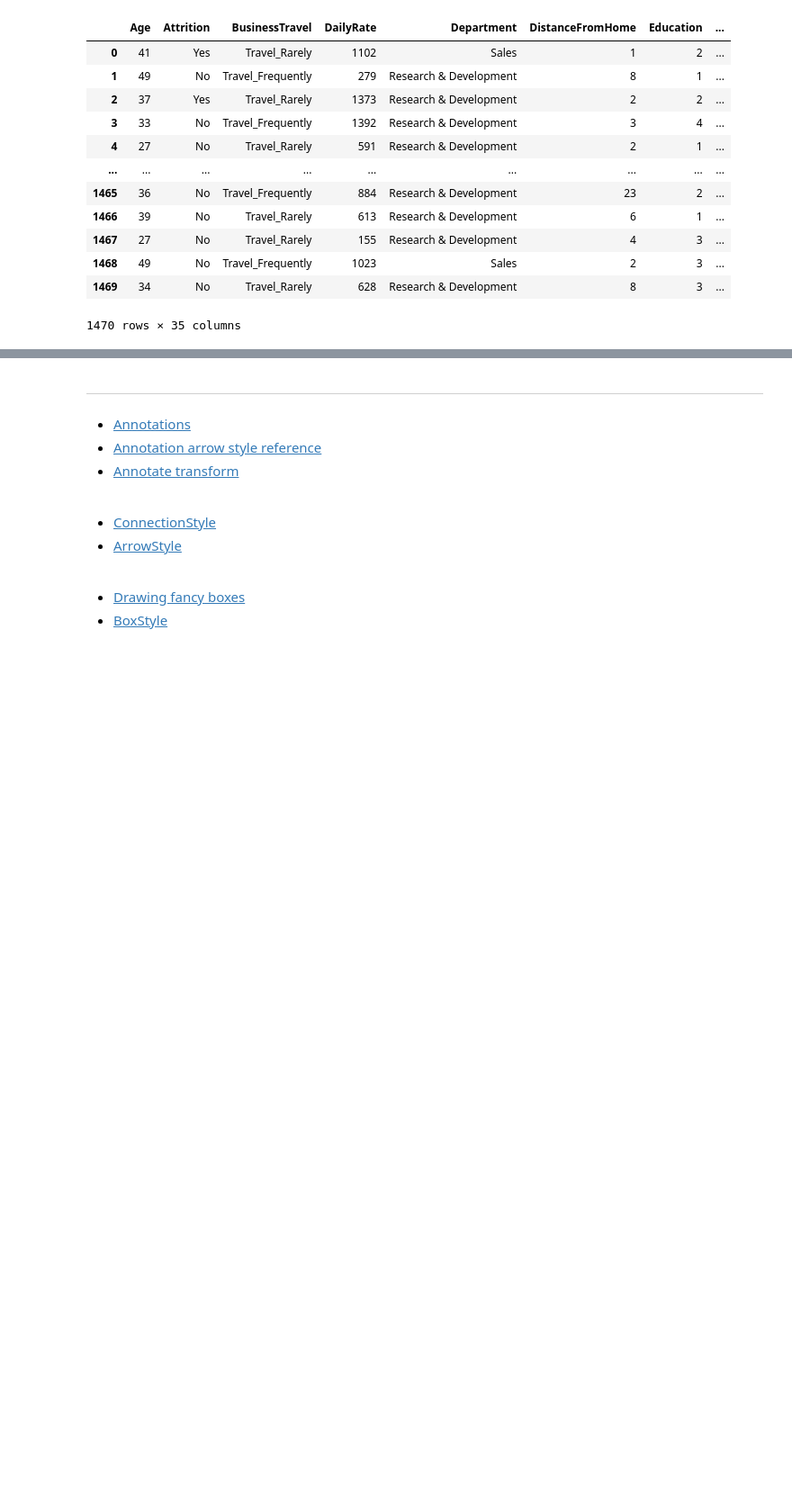
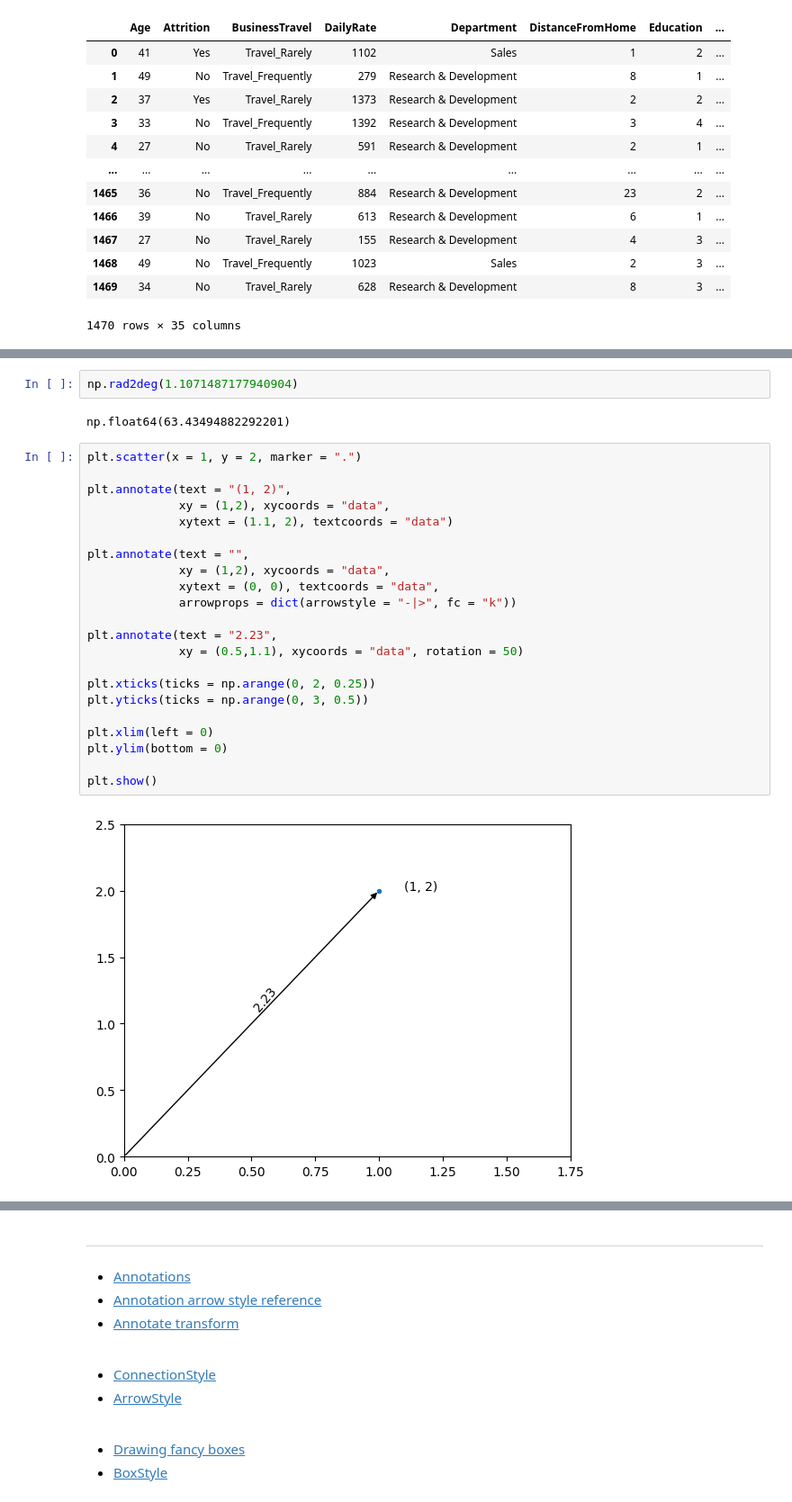
Before and after one commit to AriBarrosFilho/Aprendendo_Python, a Jupyter notebook: teste.ipynb, the cells around one changed output, grey strips where cells are left out. Shown at 90% size. Drawn from its saved outputs; the diff is of its cells as text; blank space fills up the shorter version.

```diff
--- a/teste.ipynb
+++ b/teste.ipynb
@@ -248,0 +244,28 @@ os.remove()
+# %%
+np.rad2deg(1.1071487177940904)
+# %% [output]
+np.float64(63.43494882292201)
+# %%
+plt.scatter(x = 1, y = 2, marker = ".")
+
+plt.annotate(text = "(1, 2)",
+             xy = (1,2), xycoords = "data",
+             xytext = (1.1, 2), textcoords = "data")
+
+plt.annotate(text = "",
+             xy = (1,2), xycoords = "data",
+             xytext = (0, 0), textcoords = "data",
+             arrowprops = dict(arrowstyle = "-|>", fc = "k"))
+
+plt.annotate(text = "2.23",
+             xy = (0.5,1.1), xycoords = "data", rotation = 50)
+
+plt.xticks(ticks = np.arange(0, 2, 0.25))
+plt.yticks(ticks = np.arange(0, 3, 0.5))
+
+plt.xlim(left = 0)
+plt.ylim(bottom = 0)
+
+plt.show()
+# %% [output]
+[figure, added]
```
Also changed, not shown: parts of 5 cells of this notebook, 7 other files.
